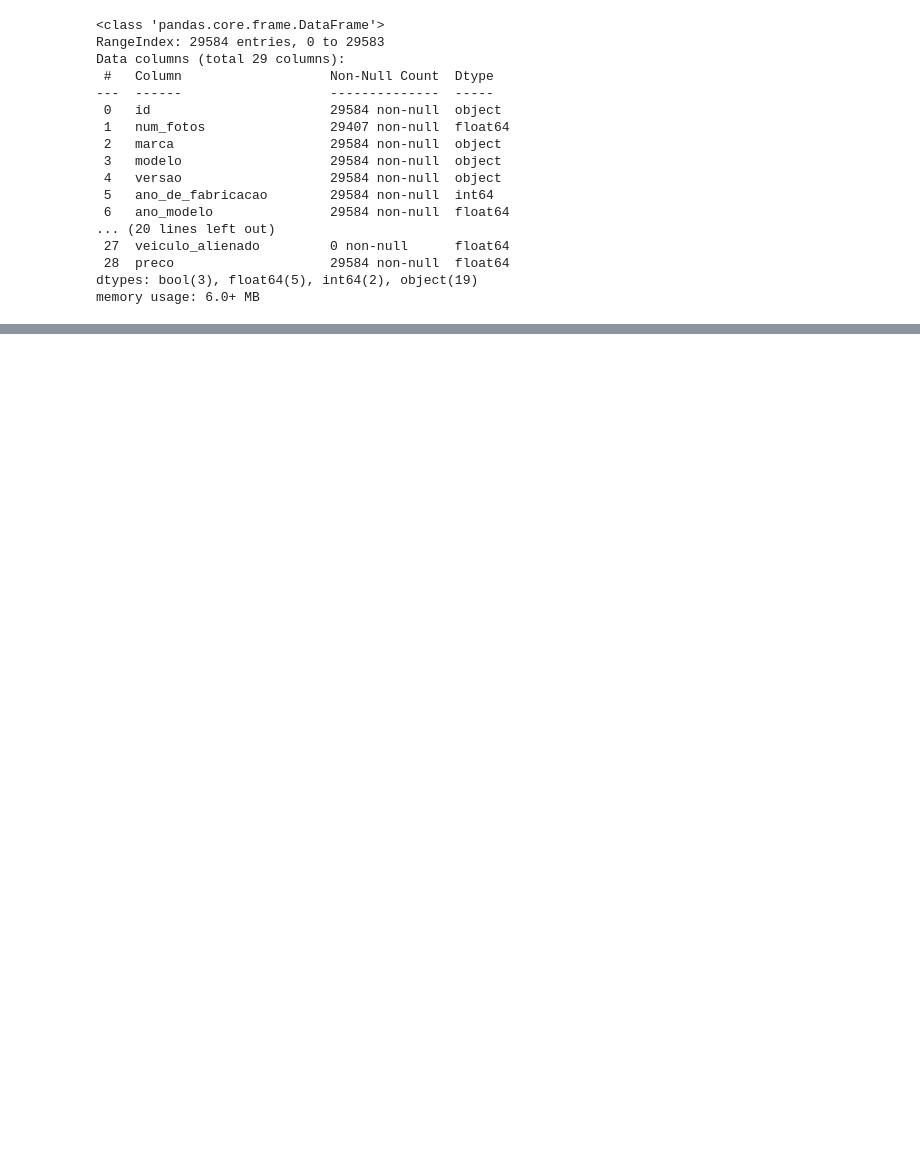
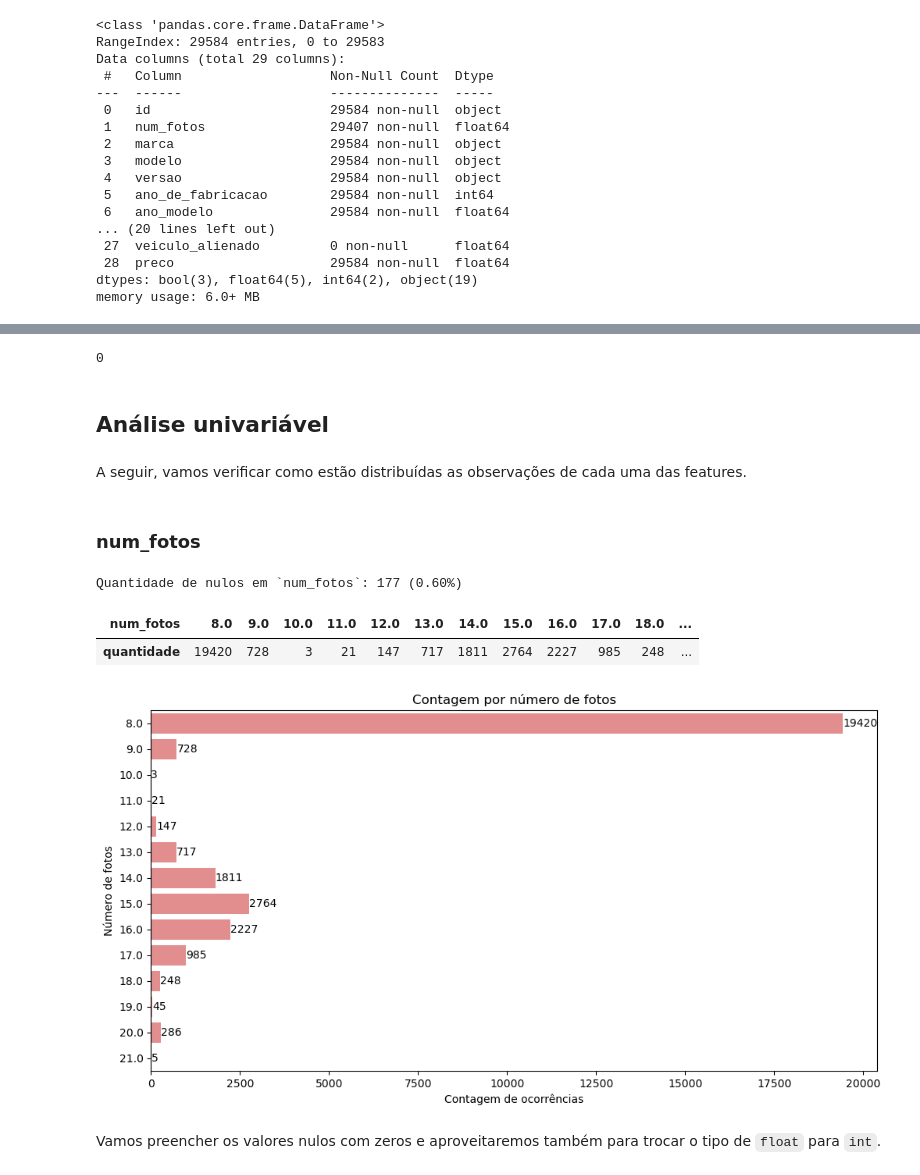
Before and after one commit to renatoinomata/indicium-data-science, a Jupyter notebook: cars_eda.ipynb, the cells around one changed output, grey strips where cells are left out. Saved outputs shown, nothing was run; the diff lists cells and outputs as text; code cells hidden in the pictures; blank space fills up the shorter version.

```diff
--- a/cars_eda.ipynb
+++ b/cars_eda.ipynb
@@ -266,0 +72,37 @@ Length: 575, dtype: int64
+# %%
+# Verificando se há ids duplicados
+df.id.duplicated().sum()
+# %% [output]
+0
+# %% [markdown]
+## Análise univariável
+# %% [markdown]
+A seguir, vamos verificar como estão distribuídas as observações de cada uma das features.
+# %% [markdown]
+### num_fotos
+# %%
+# num_fotos
+print(f'Quantidade de nulos em `num_fotos`: {df.num_fotos.isna().sum()} ({df.num_fotos.isna().sum()/df.shape[0] * 100:.2f}%)')
+# Verificando a distribuição de número de fotos
+display(
+    df.num_fotos.value_counts() \
+        .reset_index().sort_values('index') \
+        .rename(columns={'index':'num_fotos', 'num_fotos':'quantidade'}).set_index('num_fotos').T
+)
+
+
+# Plotagem do gráfico
+plt.figure(figsize=(12, 6))
+ax = sns.countplot(df.sort_values('num_fotos'), y='num_fotos', color='lightcoral')
+ax.bar_label(ax.containers[0])
+plt.xlabel('Contagem de ocorrências')
+plt.ylabel('Número de fotos')
+plt.title('Contagem por número de fotos')
+plt.show()
+# %% [output]
+Quantidade de nulos em `num_fotos`: 177 (0.60%)
+| num_fotos | 8.0 | 9.0 | 10.0 | 11.0 | 12.0 | 13.0 | 14.0 | 15.0 | 16.0 | 17.0 | 18.0 | ... |
+| quantidade | 19420 | 728 | 3 | 21 | 147 | 717 | 1811 | 2764 | 2227 | 985 | 248 | ... |
+[figure, added]
+# %% [markdown]
+Vamos preencher os valores nulos com zeros e aproveitaremos também para trocar o tipo de `float` para `int`.
```
Also changed, not shown: parts of 118 cells of this notebook, 2 other files.
